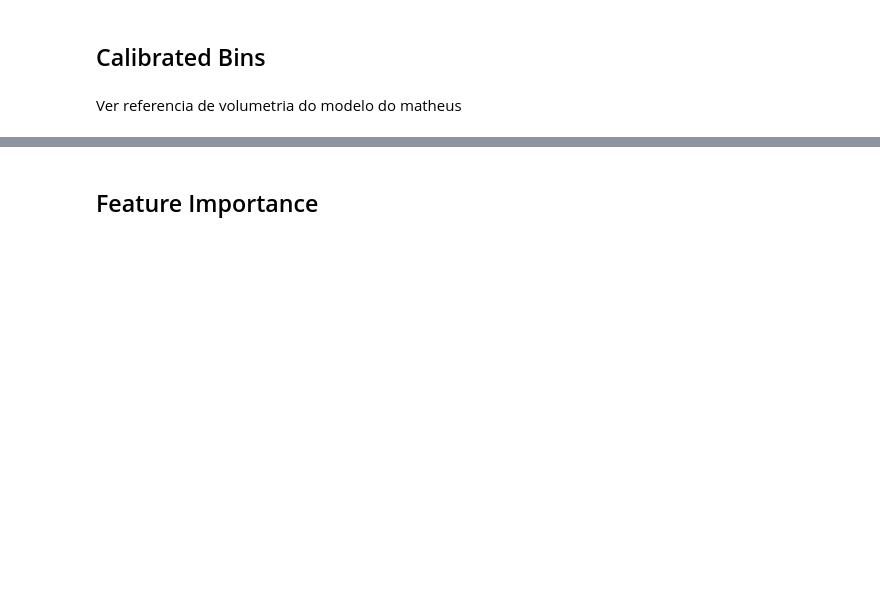
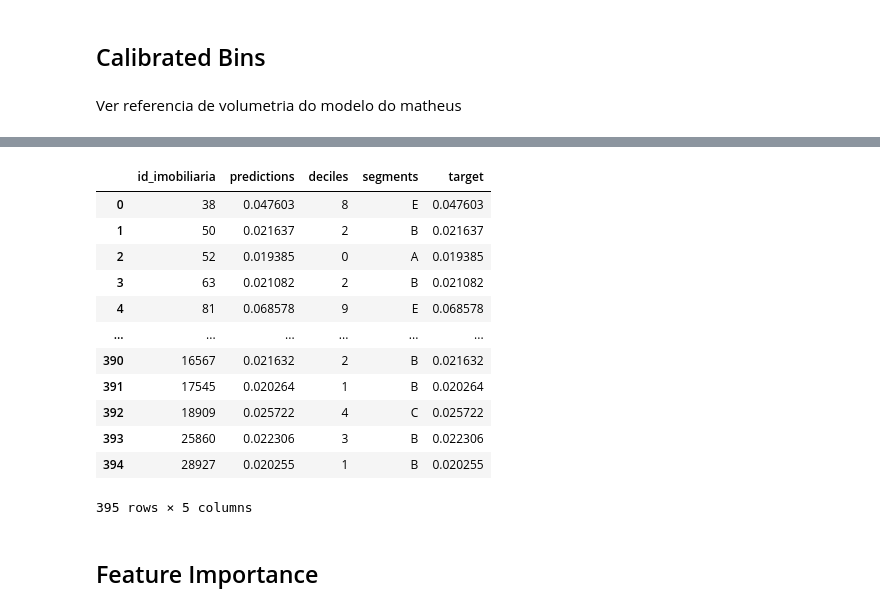
Before and after one commit to loft-br/cp-score-imobiliaria, a Jupyter notebook: notebooks/score-imob.ipynb, the cells around one changed output, grey strips where cells are left out. Saved outputs shown, nothing was run; the diff lists cells and outputs as text; code cells hidden in the pictures; blank space fills up the shorter version.

```diff
--- a/notebooks/score-imob.ipynb
+++ b/notebooks/score-imob.ipynb
@@ -186,3 +210,22 @@ segment_rates
+# %%
+df_ = df_model[df_model.dt_calendar == "2022-12"][["id_imobiliaria"]].reset_index(drop=True)
+# %%
+df_preds = df_.merge(segmentation_df)
+df_preds
+# %% [output]
+|  | id_imobiliaria | predictions | deciles | segments | target |
+| 0 | 38 | 0.047603 | 8 | E | 0.047603 |
+| 1 | 50 | 0.021637 | 2 | B | 0.021637 |
+| 2 | 52 | 0.019385 | 0 | A | 0.019385 |
+| 3 | 63 | 0.021082 | 2 | B | 0.021082 |
+| 4 | 81 | 0.068578 | 9 | E | 0.068578 |
+| ... | ... | ... | ... | ... | ... |
+| 390 | 16567 | 0.021632 | 2 | B | 0.021632 |
+| 391 | 17545 | 0.020264 | 1 | B | 0.020264 |
+| 392 | 18909 | 0.025722 | 4 | C | 0.025722 |
+| 393 | 25860 | 0.022306 | 3 | B | 0.022306 |
+| 394 | 28927 | 0.020255 | 1 | B | 0.020255 |
+395 rows × 5 columns
 # %% [markdown]
 ## Feature Importance
 # %%
```
Also changed, not shown: parts of 17 cells of this notebook.
